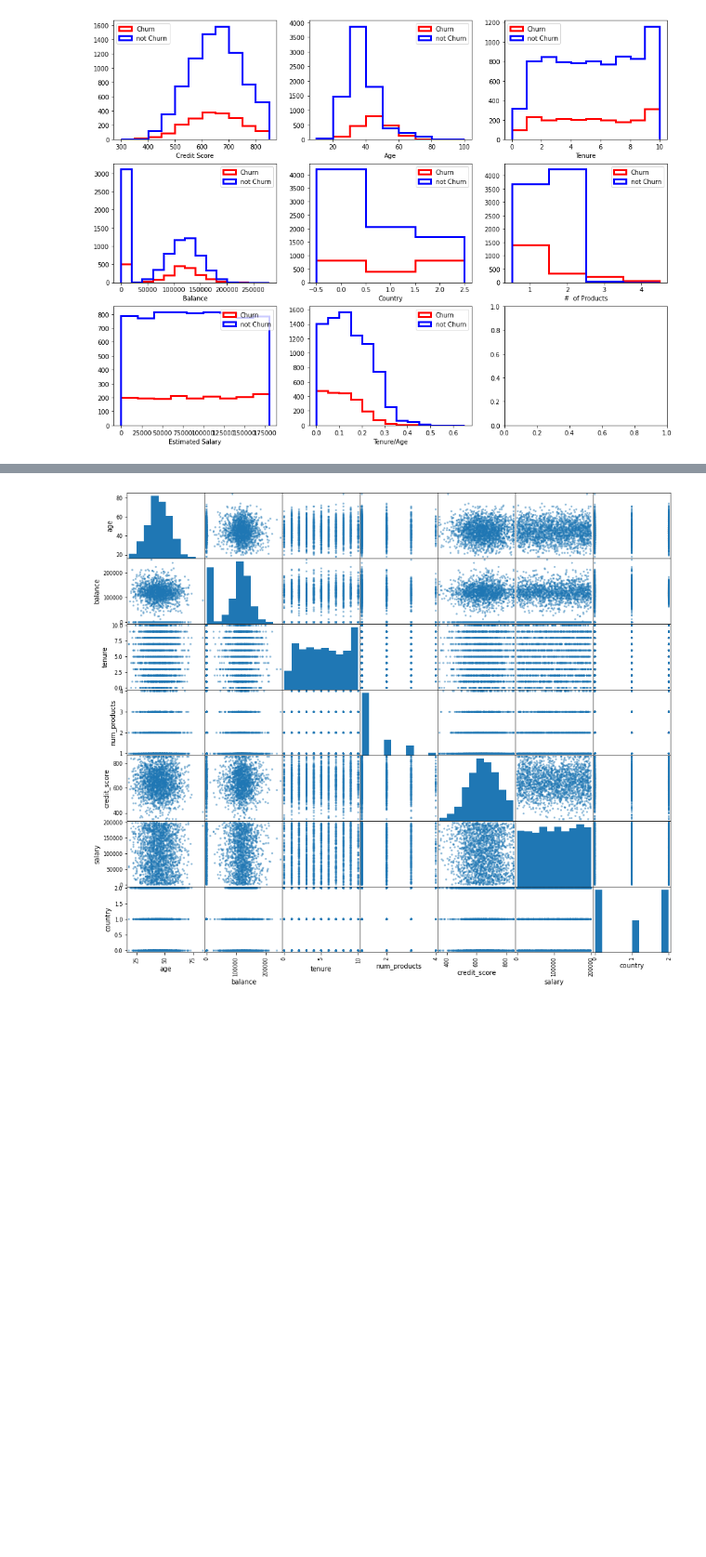
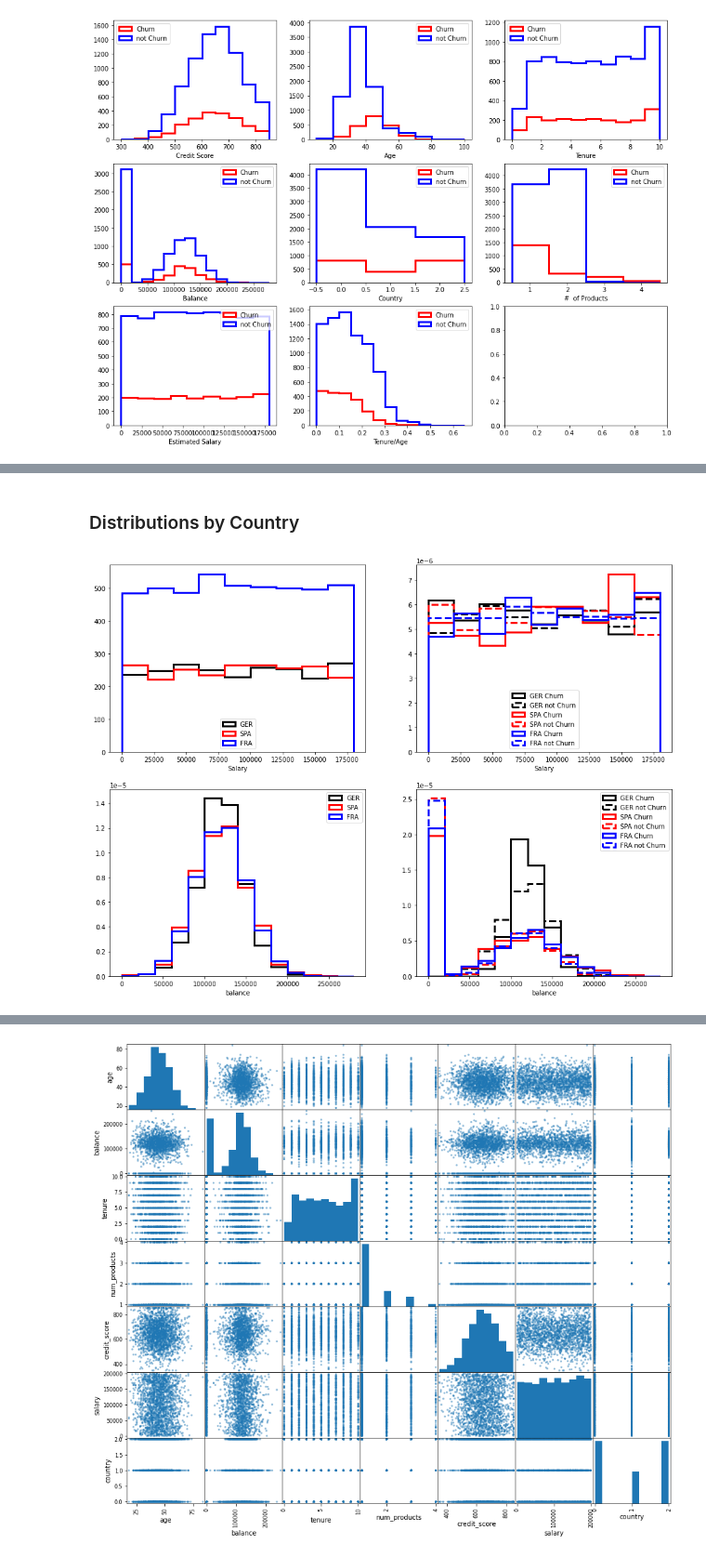
Before and after one commit to gcsantucci/churn_TopBank, a Jupyter notebook: churn_eda.ipynb, the cells around one changed output, grey strips where cells are left out. Shown at 93% size. Drawn from its saved outputs; the diff is of its cells as text; code cells hidden in the pictures; blank space fills up the shorter version.

```diff
--- a/churn_eda.ipynb
+++ b/churn_eda.ipynb
@@ -410,0 +475,50 @@ plot_vars(normed=True)
+# %% [markdown]
+### Distributions by Country
+# %%
+fig, ax = plt.subplots(nrows=2, ncols=2, figsize=(16, 12))
+(ax1, ax2), (ax3, ax4) = ax
+#(ax1, ax2, ax3), (ax4, ax5, ax6), (ax7, ax8, ax9) = ax
+
+mask = (df1.exited == 1)
+
+var = 'salary'
+normed = False
+bins = np.arange(0, 200_000, 20_000)
+ax1.hist(df1.loc[(df1.geography == 'Germany'), var], **hargs(bins=bins, normed=normed, c='k', label='GER'))
+ax1.hist(df1.loc[(df1.geography == 'Spain'), var], **hargs(bins=bins, normed=normed, c='r', label='SPA'))
+ax1.hist(df1.loc[(df1.geography == 'France'), var], **hargs(bins=bins, normed=normed, c='b', label='FRA'))
+ax1.set_xlabel('Salary')
+ax1.legend(loc='lower center')
+
+normed = True
+ax2.hist(df1.loc[(df1.geography == 'Germany') & mask, var], **hargs(bins=bins, normed=normed, c='k', label='GER Churn'))
+ax2.hist(df1.loc[(df1.geography == 'Germany') & ~mask, var], **hargs(bins=bins, normed=normed, c='k', label='GER not Churn'), linestyle='dashed')
+ax2.hist(df1.loc[(df1.geography == 'Spain') & mask, var], **hargs(bins=bins, normed=normed, c='r', label='SPA Churn'))
+ax2.hist(df1.loc[(df1.geography == 'Spain') & ~mask, var], **hargs(bins=bins, normed=normed, c='r', label='SPA not Churn'), linestyle='dashed')
+ax2.hist(df1.loc[(df1.geography == 'France') & mask, var], **hargs(bins=bins, normed=normed, c='b', label='FRA Churn'))
+ax2.hist(df1.loc[(df1.geography == 'France') & ~mask, var], **hargs(bins=bins, normed=normed, c='b', label='FRA not Churn'), linestyle='dashed')
+ax2.set_xlabel('Salary')
+ax2.legend(loc='lower center')
+
+var = 'balance'
+normed = True
+bins = np.arange(0, 300_000, 20_000)
+ax3.hist(df1.loc[(df1.geography == 'Germany'), var], **hargs(bins=bins, normed=normed, c='k', label='GER'))
+ax3.hist(df1.loc[(df1.geography == 'Spain')&(df1.balance > 0), var], **hargs(bins=bins, normed=normed, c='r', label='SPA'))
+ax3.hist(df1.loc[(df1.geography == 'France')&(df1.balance > 0), var], **hargs(bins=bins, normed=normed, c='b', label='FRA'))
+ax3.set_xlabel('balance')
+ax3.legend(loc='upper right')
+
+normed = True
+ax4.hist(df1.loc[(df1.geography == 'Germany') & mask, var], **hargs(bins=bins, normed=normed, c='k', label='GER Churn'))
+ax4.hist(df1.loc[(df1.geography == 'Germany') & ~mask, var], **hargs(bins=bins, normed=normed, c='k', label='GER not Churn'), linestyle='dashed')
+ax4.hist(df1.loc[(df1.geography == 'Spain') & mask, var], **hargs(bins=bins, normed=normed, c='r', label='SPA Churn'))
+ax4.hist(df1.loc[(df1.geography == 'Spain') & ~mask, var], **hargs(bins=bins, normed=normed, c='r', label='SPA not Churn'), linestyle='dashed')
+ax4.hist(df1.loc[(df1.geography == 'France') & mask, var], **hargs(bins=bins, normed=normed, c='b', label='FRA Churn'))
+ax4.hist(df1.loc[(df1.geography == 'France') & ~mask, var], **hargs(bins=bins, normed=normed, c='b', label='FRA not Churn'), linestyle='dashed')
+ax4.set_xlabel('balance')
+ax4.legend(loc='upper right')
+
+plt.show()
+# %% [output]
+[figure, added]
```
Also changed, not shown: parts of 38 cells of this notebook, 2 other files.
